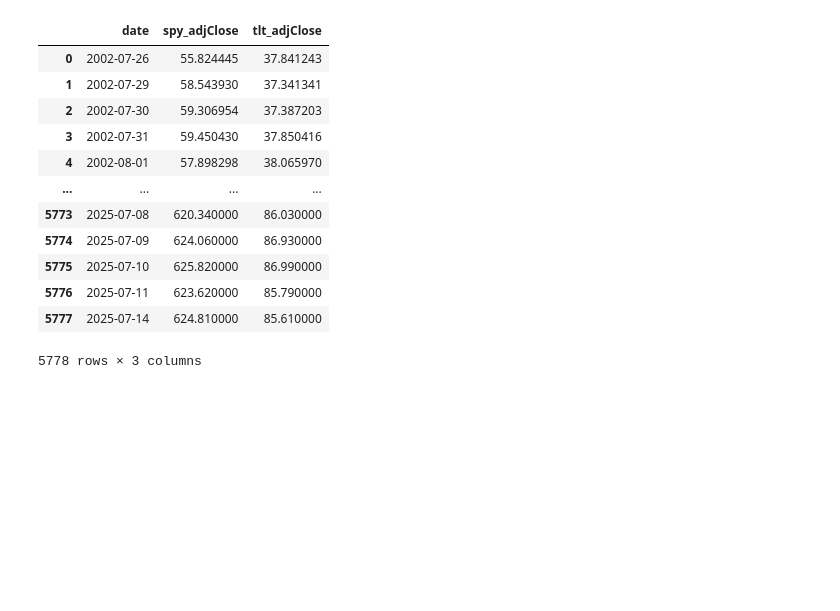
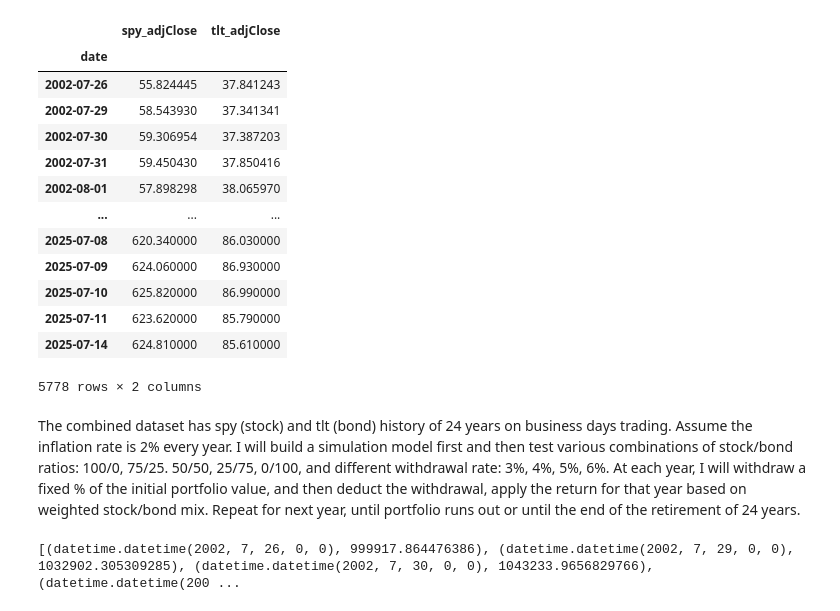
Before and after one commit to zhenzhenxie/Boglehead-retirement, a Jupyter notebook: data_analysis.ipynb, the cells around one changed output. Cells and saved outputs as stored; diff of their text form; code cells hidden in the pictures; blank space fills up the shorter version.

```diff
--- a/data_analysis.ipynb
+++ b/data_analysis.ipynb
@@ -4,18 +8,24 @@ import pandas as pd
 # %%
 data = pd.read_csv("clean_data.csv")
+data.sort_values("date", inplace=True)
+data.set_index("date", inplace=True)
 
 data
 # %% [output]
-|  | date | spy_adjClose | tlt_adjClose |
-| 0 | 2002-07-26 | 55.824445 | 37.841243 |
-| 1 | 2002-07-29 | 58.543930 | 37.341341 |
-| 2 | 2002-07-30 | 59.306954 | 37.387203 |
-| 3 | 2002-07-31 | 59.450430 | 37.850416 |
-| 4 | 2002-08-01 | 57.898298 | 38.065970 |
-| ... | ... | ... | ... |
-| 5773 | 2025-07-08 | 620.340000 | 86.030000 |
-| 5774 | 2025-07-09 | 624.060000 | 86.930000 |
-| 5775 | 2025-07-10 | 625.820000 | 86.990000 |
-| 5776 | 2025-07-11 | 623.620000 | 85.790000 |
-| 5777 | 2025-07-14 | 624.810000 | 85.610000 |
+|  | spy_adjClose | tlt_adjClose |
+| date |  |  |
+| 2002-07-26 | 55.824445 | 37.841243 |
+| 2002-07-29 | 58.543930 | 37.341341 |
+| 2002-07-30 | 59.306954 | 37.387203 |
+| 2002-07-31 | 59.450430 | 37.850416 |
+| 2002-08-01 | 57.898298 | 38.065970 |
+| ... | ... | ... |
+| 2025-07-08 | 620.340000 | 86.030000 |
+| 2025-07-09 | 624.060000 | 86.930000 |
+| 2025-07-10 | 625.820000 | 86.990000 |
+| 2025-07-11 | 623.620000 | 85.790000 |
+| 2025-07-14 | 624.810000 | 85.610000 |
-5778 rows × 3 columns
+5778 rows × 2 columns
+# %% [markdown]
+The combined dataset has spy (stock) and tlt (bond) history of 24 years on business days trading. Assume the inflation rate is 2% every year.
+I will build a simulation model first and then test various combinations of stock/bond ratios: 100/0, 75/25. 50/50, 25/75, 0/100, and different withdrawal rate: 3%, 4%, 5%, 6%. At each year, I will withdraw a fixed % of the initial portfolio value, and then deduct the withdrawal, apply the return for that year based on weighted stock/bond mix. Repeat for next year, until portfolio runs out or until the end of the retirement of 24 years.
@@ -21,0 +145,6 @@ data
+# %%
+# Test the simulation with a withdrawal rate of 3%, start date of 2002-7-26, spy/tlt of 75/25, initial deposit of $1,000,000.
+sim1 = Simulate(Portfolio(SharesPrice(0.0, 0.0), SharesPrice(0.0, 0.0), 0.75, datetime.utcnow()), datetime(2002, 7, 26), timedelta(days=365.25*23), withdrawal_rate=0.03)
+print(sim1.simulate(1_000_000))
+# %% [output]
+[(datetime.datetime(2002, 7, 26, 0, 0), 999917.864476386), (datetime.datetime(2002, 7, 29, 0, 0), 1032902.305309285), (datetime.datetime(2002, 7, 30, 0, 0), 1043233.9656829766), (datetime.datetime(200 ...
```
Also changed, not shown: parts of 9 cells of this notebook.
